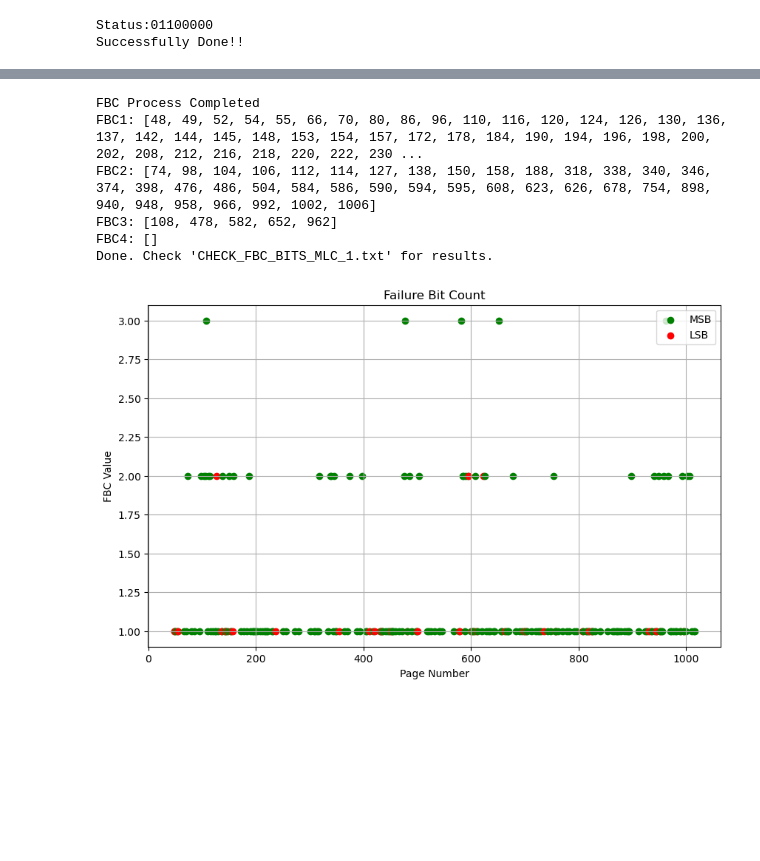
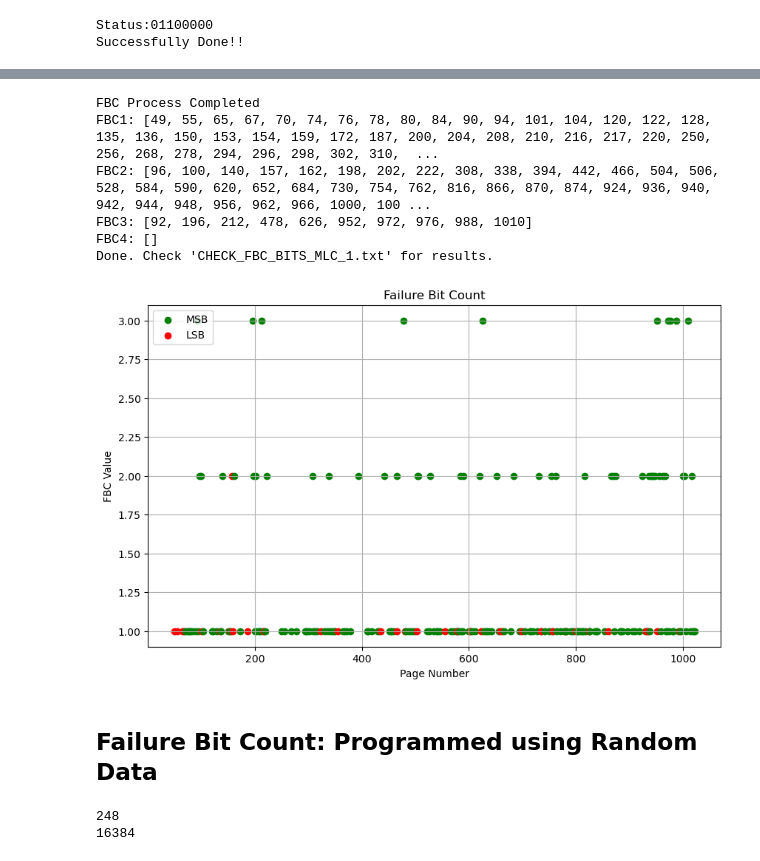
Before and after one commit to habib1710001/PyFlashFT-Python-Based-NAND-FLASH-Memory-Operations-with-FTDI-systems, a Jupyter notebook: PyFlashFT.ipynb, the cells around one changed output, grey strips where cells are left out. Cells and saved outputs as stored; diff of their text form; code cells hidden in the pictures; blank space fills up the shorter version.

Commit message:
ADDED: FBC Function for Randomly Programmed Block

```diff
--- a/PyFlashFT.ipynb
+++ b/PyFlashFT.ipynb
@@ -503,7 +503,7 @@ def nand_read_full_page(pageno, blockno):
     planeno = 0
     pageBytes = 16384
     max_rx_buffer = 4096
-    readData = bytes()
+    readData = []
     ftdi.purge_buffers()
 
     addressCycleStream = build_5_cycle_address(0, pageno, blockno, planeno, 0)
@@ -585,14 +527,0 @@ def count_failed_byte_count(start_page, end_page, byte_to_write, fd):
-# %%
-# Specify your desired start and end pages
-start_page = 0
-end_page = 1024
-
-# This is just a dummy value for 'byte_to_write'—you can set this as needed
-byte_to_write = 0
-
-# Open a file for logging
-with open("CHECK_FBC_MLC_1.txt", "w") as fd:
-    # Call the method, passing in your parameters and file descriptor
-    count_failed_byte_count(start_page, end_page, byte_to_write, fd)
-
-print("Done. Check 'CHECK_FBC_MLC_1.txt' for results.")
@@ -727,6 +592,8 @@ def count_fbc(start_page, end_page, byte_to_write, fd):
     print (pageFBC3)
     print ("FBC4:", end=" ")
     print (pageFBC4)
+
+    return pageFBC1, pageFBC2, pageFBC3 ,pageFBC4
 # %%
 # Specify your desired start and end pages
 start_page = 0
@@ -738,74 +605,54 @@ byte_to_write = 0
 # Open a file for logging
 with open("CHECK_FBC_BITS_MLC_1.txt", "w") as fd:
     # Call the method, passing in your parameters and file descriptor
-    count_fbc(start_page, end_page, byte_to_write, fd)
+    fbc1_pages, fbc2_pages, fbc3_pages, fbc4_pages = count_fbc(start_page, end_page, byte_to_write, fd)
 
 print("Done. Check 'CHECK_FBC_BITS_MLC_1.txt' for results.")
 # %% [output]
 FBC Process Completed
-FBC1: [48, 49, 52, 54, 55, 66, 70, 80, 86, 96, 110, 116, 120, 124, 126, 130, 136, 137, 142, 144, 145, 148, 153, 154, 157, 172, 178, 184, 190, 194, 196, 198, 200, 202, 208, 212, 216, 218, 220, 222, 230 ...
-FBC2: [74, 98, 104, 106, 112, 114, 127, 138, 150, 158, 188, 318, 338, 340, 346, 374, 398, 476, 486, 504, 584, 586, 590, 594, 595, 608, 623, 626, 678, 754, 898, 940, 948, 958, 966, 992, 1002, 1006]
-FBC3: [108, 478, 582, 652, 962]
+FBC1: [49, 55, 65, 67, 70, 74, 76, 78, 80, 84, 90, 94, 101, 104, 120, 122, 128, 135, 136, 150, 153, 154, 159, 172, 187, 200, 204, 208, 210, 216, 217, 220, 250, 256, 268, 278, 294, 296, 298, 302, 310,  ...
+FBC2: [96, 100, 140, 157, 162, 198, 202, 222, 308, 338, 394, 442, 466, 504, 506, 528, 584, 590, 620, 652, 684, 730, 754, 762, 816, 866, 870, 874, 924, 936, 940, 942, 944, 948, 956, 962, 966, 1000, 100 ...
+FBC3: [92, 196, 212, 478, 626, 952, 972, 976, 988, 1010]
 FBC4: []
 Done. Check 'CHECK_FBC_BITS_MLC_1.txt' for results.
 # %%
 import matplotlib.pyplot as plt
-
-fbc1_pages = [48, 49, 52, 54, 55, 66, 70, 80, 86, 96, 110, 116, 120, 124, 126, 130,
-              136, 137, 142, 144, 145, 148, 153, 154, 157, 172, 178, 184, 190, 194,
-              196, 198, 200, 202, 208, 212, 216, 218, 220, 222, 230, 232, 237, 250,
-              256, 272, 280, 302, 308, 310, 314, 316, 334, 344, 348, 350, 355, 364,
-              370, 388, 394, 404, 406, 411, 418, 421, 431, 432, 434, 435, 436, 442,
-              446, 448, 451, 452, 454, 456, 460, 466, 472, 481, 482, 490, 498, 500,
-              501, 518, 522, 526, 532, 540, 542, 546, 568, 578, 579, 588, 600, 603,
-              604, 606, 611, 612, 620, 628, 632, 636, 642, 644, 656, 658, 663, 666,
-              668, 670, 684, 690, 694, 699, 700, 703, 704, 712, 720, 724, 728, 730,
-              735, 742, 748, 756, 757, 758, 762, 770, 778, 782, 792, 796, 807, 808,
-              814, 816, 818, 819, 824, 825, 826, 830, 840, 854, 864, 866, 870, 872,
-              874, 878, 886, 890, 892, 894, 912, 924, 926, 931, 935, 936, 942, 944,
-              945, 951, 952, 954, 956, 970, 972, 976, 980, 982, 988, 990, 995, 996,
-              1000, 1010, 1014, 1016]
-
-fbc2_pages = [74, 98, 104, 106, 112, 114, 127, 138, 150, 158, 188, 318, 338, 340,
-              346, 374, 398, 476, 486, 504, 584, 586, 590, 594, 595,608, 623, 626,
-              678, 754, 898, 940, 948, 958, 966, 992, 1002, 1006]
-fbc3_pages = [108, 478, 582, 652, 962]
-fbc4_pages = []
 
 # Dictionary of FBC -> [page indices]
 fbc_dict = {
     1: fbc1_pages,
     2: fbc2_pages,
     3: fbc3_pages,
     4: fbc4_pages,
 }
 
 plt.figure(figsize=(10, 6))
 
 # Plot each page with the corresponding FBC
 for fbc_value, pages in fbc_dict.items():
     for page in pages:
-        # Even page => cross marker (x), Odd page => circle (o)
         marker_style = 'o' if page % 2 == 0 else 'o'
         color = 'green' if page % 2 == 0 else 'red'
         plt.scatter(page, fbc_value, c=color, marker=marker_style)
 
 # Create invisible points just for the legend
-#   - MSB (Even) => green 'x'
-#   - LSB (Odd)  => red 'o'
+#   - MSB => green 'o'
+#   - LSB => red 'o'
 plt.scatter([], [], c='green', marker='o', label='MSB')
 plt.scatter([], [], c='red', marker='o', label='LSB')
 
-plt.legend()
 plt.title("Failure Bit Count")
 plt.xlabel("Page Number")
 plt.ylabel("FBC Value")
 plt.grid(True)
+plt.legend(loc='upper left')
 
 # Save the figure with high resolution (e.g., 300 dpi)
 plt.savefig("failure bit count.png", dpi=300, bbox_inches='tight')
 
 # Display the plot
 plt.show()
 # %% [output]
-[figure, old version]
+[figure, new version]
+# %% [markdown]
+## Failure Bit Count: Programmed using Random Data
@@ -811,0 +712,8 @@ plt.show()
+# %%
+randomData = read_random_values("nand_random_data.txt")
+
+print (randomData[0][0])
+print (len(randomData[1023]))
+# %% [output]
+248
+16384
```
Also changed, not shown: parts of 16 cells of this notebook.
